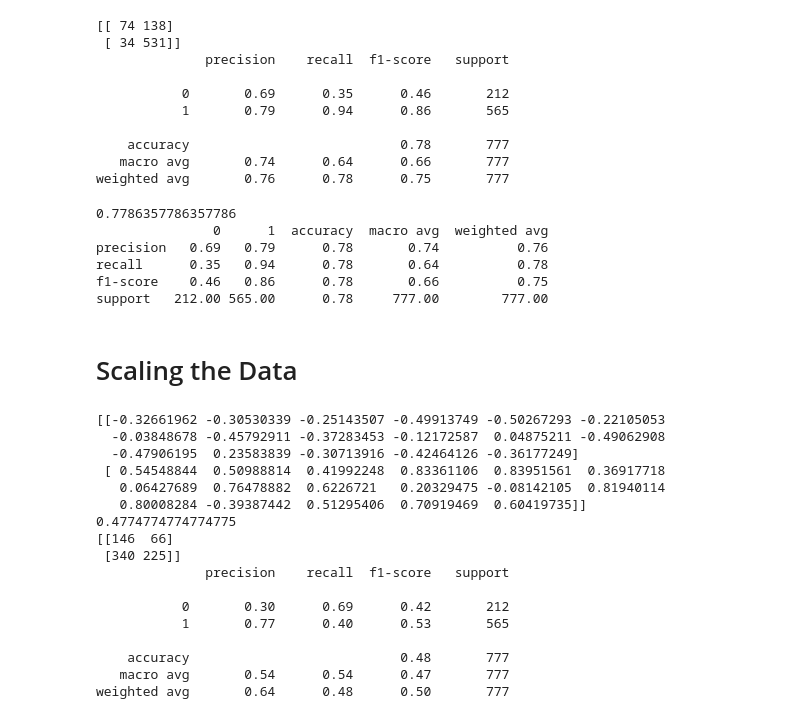
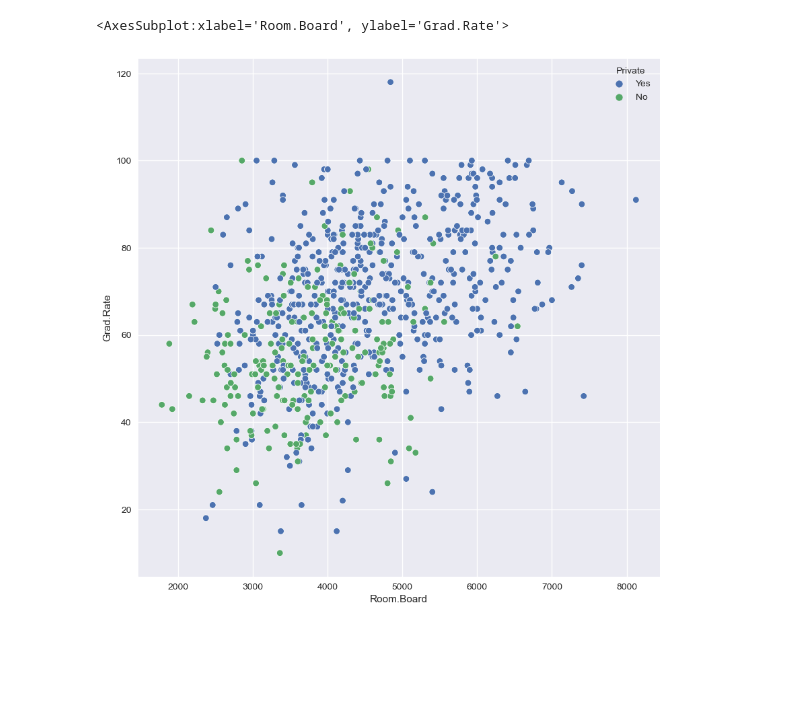
Before and after one commit to daveshubham/prediction-of-college-type, a Jupyter notebook: Final Project.ipynb, the cells around one changed output. Saved outputs shown, nothing was run; the diff lists cells and outputs as text; code cells hidden in the pictures; blank space fills up the shorter version.

```diff
--- a/Final Project.ipynb
+++ b/Final Project.ipynb
@@ -98,3 +59,0 @@ data.loc[data.grad_rate > 100]
-# %%
-#Since we have a data point (college) which is greater than 100%, we want to maximise it back to 100 so it makes more sense
-data.loc[data.grad_rate > 100, 'grad_rate'] = 100
@@ -143,2 +59,0 @@ array([[1.03631389e+04, 6.55089815e+03, 2.56972222e+03, 4.14907407e+01,
-# %%
-data['private'] = data.private.astype("category").cat.codes
@@ -189,67 +59,0 @@ array([1, 1, 1, 1, 1, 1, 1, 1, 1, 1, 1, 1, 1, 1, 1, 1, 1, 1, 1, 1, 0, 0,
-# %%
-#Determine all the necessary metrics and scores
-from sklearn.metrics import classification_report, confusion_matrix
-
-print(confusion_matrix(data.private, kmeans.labels_))
-print(classification_report(data.private, kmeans.labels_))
-# %% [output]
-[[ 74 138]
- [ 34 531]]
-              precision    recall  f1-score   support
-
-           0       0.69      0.35      0.46       212
-           1       0.79      0.94      0.86       565
-
-    accuracy                           0.78       777
-   macro avg       0.74      0.64      0.66       777
-weighted avg       0.76      0.78      0.75       777
-# %%
-from sklearn.metrics import accuracy_score, confusion_matrix
-
-print(accuracy_score(data.private, kmeans.labels_))
-print(pd.DataFrame(classification_report(data.private, kmeans.labels_, output_dict=True)))
-# %% [output]
-0.7786357786357786
-               0      1  accuracy  macro avg  weighted avg
-precision   0.69   0.79      0.78       0.74          0.76
-recall      0.35   0.94      0.78       0.64          0.78
-f1-score    0.46   0.86      0.78       0.66          0.75
-support   212.00 565.00      0.78     777.00        777.00
-# %% [markdown]
-# Scaling the Data
-# %%
-from sklearn.preprocessing import StandardScaler
-
-scalar = StandardScaler()
-
-X = data.drop('private', axis=1)
-y = data.private
-
-X = scalar.fit_transform(X)
-
-kmeans = KMeans(2)
-kmeans.fit(X)
-
-print(kmeans.cluster_centers_)
-
-print(accuracy_score(y, kmeans.labels_))
-print(confusion_matrix(y, kmeans.labels_))
-print(classification_report(y, kmeans.labels_))
-# %% [output]
-[[-0.32661962 -0.30530339 -0.25143507 -0.49913749 -0.50267293 -0.22105053
-  -0.03848678 -0.45792911 -0.37283453 -0.12172587  0.04875211 -0.49062908
-  -0.47906195  0.23583839 -0.30713916 -0.42464126 -0.36177249]
- [ 0.54548844  0.50988814  0.41992248  0.83361106  0.83951561  0.36917718
-   0.06427689  0.76478882  0.6226721   0.20329475 -0.08142105  0.81940114
-   0.80008284 -0.39387442  0.51295406  0.70919469  0.60419735]]
-0.4774774774774775
-[[146  66]
- [340 225]]
-              precision    recall  f1-score   support
-
-           0       0.30      0.69      0.42       212
-           1       0.77      0.40      0.53       565
-
-    accuracy                           0.48       777
-   macro avg       0.54      0.54      0.47       777
-weighted avg       0.64      0.48      0.50       777
@@ -255,0 +62,8 @@ weighted avg       0.64      0.48      0.50       777
+# %%
+#For all the room & board costs what is the graduation rate of them for private and public colleges
+
+plt.figure(figsize=(10, 10))
+sns.scatterplot(x='Room.Board', y='Grad.Rate', data=data, hue='Private')
+# %% [output]
+<AxesSubplot:xlabel='Room.Board', ylabel='Grad.Rate'>
+[figure, added]
```
Also changed, not shown: parts of 40 cells of this notebook.
